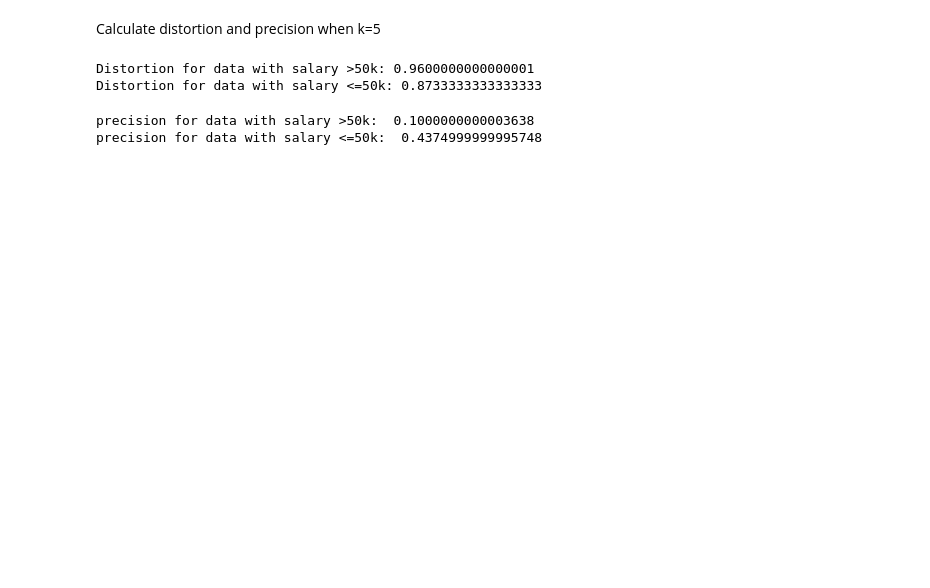
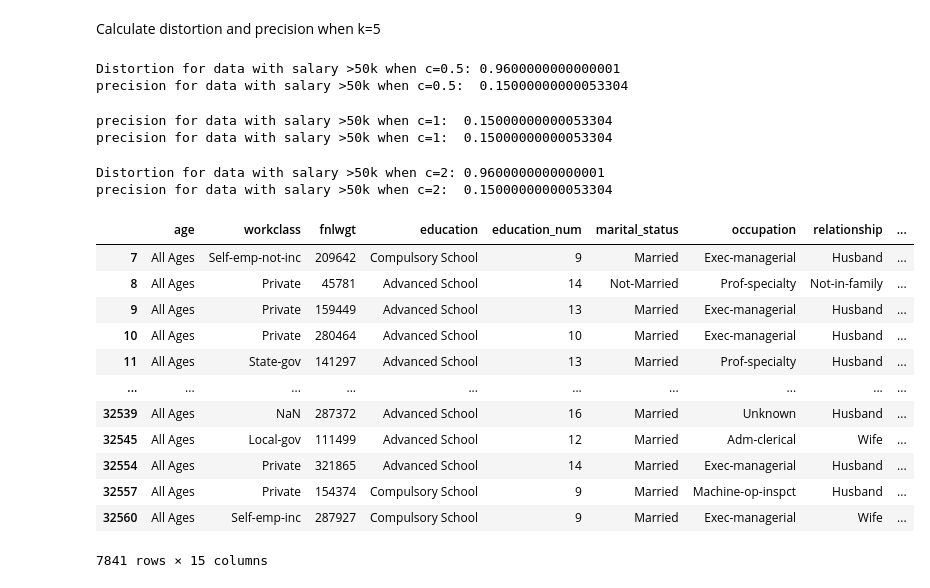
Before and after one commit to autrin/k-anonymity_l-diversity, a Jupyter notebook: hw1-2-diversity.ipynb, the cells around one changed output. Cells and saved outputs as stored; diff of their text form; code cells hidden in the pictures; blank space fills up the shorter version.

Commit message:
used different datasets for recursive diversity, created different generalization level dicts for each since they get modified. Passed the dict to functions

```diff
--- a/hw1-2-diversity.ipynb
+++ b/hw1-2-diversity.ipynb
@@ -843 +889,9 @@ All groups meet the recursive (c, l)-diversity requirement.
+# %%
+l_recursive_data_c_2 = table_gt_50k.copy()
+generalization_levels_l_recursive_data_c_2 = {
+    'age': 5,
+    'education': 3,
+    'marital_status': 4,
+    'race': 3
+}
 # %%
@@ -859,16 +911,36 @@ All groups meet the recursive (c, l)-diversity requirement.
 # %% [markdown]
 Calculate distortion and precision when k=5
+# %%
+print(f'Distortion for data with salary >50k when c=0.5: {calculate_distortion([generalization_levels_l_recursive_data_c_point5["education"], generalization_levels_l_recursive_data_c_point5["marital_status"], generalization_levels_l_recursive_data_c_point5["race"], generalization_levels_l_recursive_data_c_point5["age"]])}') #the order: educationLevel, maritalStatusLevel, raceLevel, ageLevel
+print("precision for data with salary >50k when c=0.5: ", calculate_precision(l_recursive_data_c_point5, generalization_levels_l_recursive_data_c_point5, hierarchy_depths))
+# %% [output]
+Distortion for data with salary >50k when c=0.5: 0.9600000000000001
+precision for data with salary >50k when c=0.5:  0.15000000000053304
+# %%
+print("precision for data with salary >50k when c=1: ", calculate_precision(l_recursive_data_c_1, generalization_levels_l_recursive_data_c_1, hierarchy_depths))
+print("precision for data with salary >50k when c=1: ", calculate_precision(l_recursive_data_c_1, generalization_levels_l_recursive_data_c_1, hierarchy_depths))
+# %% [output]
+precision for data with salary >50k when c=1:  0.15000000000053304
+precision for data with salary >50k when c=1:  0.15000000000053304
 # %%
-# Calculate distortion
-print(f'Distortion for data with salary >50k: {calculate_distortion([generalization_levels_gt50k["education"], generalization_levels_gt50k["marital_status"], generalization_levels_gt50k["race"], generalization_levels_gt50k["age"]])}') #the order: educationLevel, maritalStatusLevel, raceLevel, ageLevel
-# Calculate distortion
-print(f'Distortion for data with salary <=50k: {calculate_distortion([generalization_levels_le50k["education"], generalization_levels_le50k["marital_status"], generalization_levels_le50k["race"], generalization_levels_le50k["age"]])}')
+print(f'Distortion for data with salary >50k when c=2: {calculate_distortion([generalization_levels_l_recursive_data_c_2["education"], generalization_levels_l_recursive_data_c_2["marital_status"], generalization_levels_l_recursive_data_c_2["race"], generalization_levels_l_recursive_data_c_2["age"]])}') #the order: educationLevel, maritalStatusLevel, raceLevel, ageLevel
+print("precision for data with salary >50k when c=2: ", calculate_precision(l_recursive_data_c_2, generalization_levels_l_recursive_data_c_2, hierarchy_depths))
 # %% [output]
-Distortion for data with salary >50k: 0.9600000000000001
-Distortion for data with salary <=50k: 0.8733333333333333
+Distortion for data with salary >50k when c=2: 0.9600000000000001
+precision for data with salary >50k when c=2:  0.15000000000053304
-# %%
-print("precision for data with salary >50k: ", calculate_precision(generalized_data_gt_50k_adjusted, generalization_levels_gt50k, hierarchy_depths))
-print("precision for data with salary <=50k: ", calculate_precision(table_le_50k, generalization_levels_le50k, hierarchy_depths))
-# %% [output]
-precision for data with salary >50k:  0.1000000000003638
-precision for data with salary <=50k:  0.4374999999995748
+# %%
+l_recursive_data_c_2
+# %% [output]
+|  | age | workclass | fnlwgt | education | education_num | marital_status | occupation | relationship | ... |
+| 7 | All Ages | Self-emp-not-inc | 209642 | Compulsory School | 9 | Married | Exec-managerial | Husband | ... |
+| 8 | All Ages | Private | 45781 | Advanced School | 14 | Not-Married | Prof-specialty | Not-in-family | ... |
+| 9 | All Ages | Private | 159449 | Advanced School | 13 | Married | Exec-managerial | Husband | ... |
+| 10 | All Ages | Private | 280464 | Advanced School | 10 | Married | Exec-managerial | Husband | ... |
+| 11 | All Ages | State-gov | 141297 | Advanced School | 13 | Married | Prof-specialty | Husband | ... |
+| ... | ... | ... | ... | ... | ... | ... | ... | ... | ... |
+| 32539 | All Ages | NaN | 287372 | Advanced School | 16 | Married | Unknown | Husband | ... |
+| 32545 | All Ages | Local-gov | 111499 | Advanced School | 12 | Married | Adm-clerical | Wife | ... |
+| 32554 | All Ages | Private | 321865 | Advanced School | 14 | Married | Exec-managerial | Husband | ... |
+| 32557 | All Ages | Private | 154374 | Compulsory School | 9 | Married | Machine-op-inspct | Husband | ... |
+| 32560 | All Ages | Self-emp-inc | 287927 | Compulsory School | 9 | Married | Exec-managerial | Wife | ... |
+7841 rows × 15 columns
```
Also changed, not shown: parts of 18 cells of this notebook.
